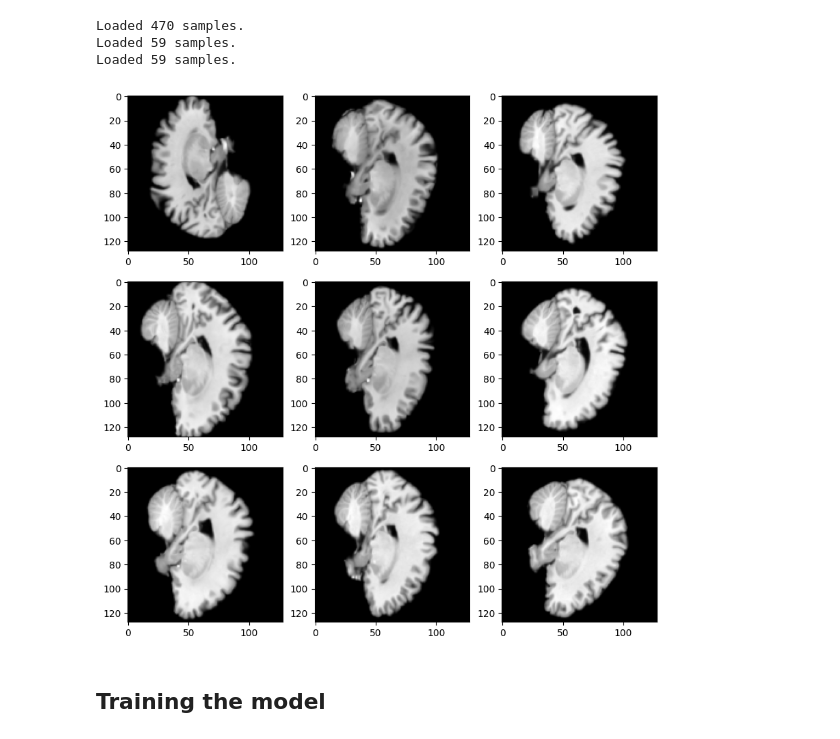
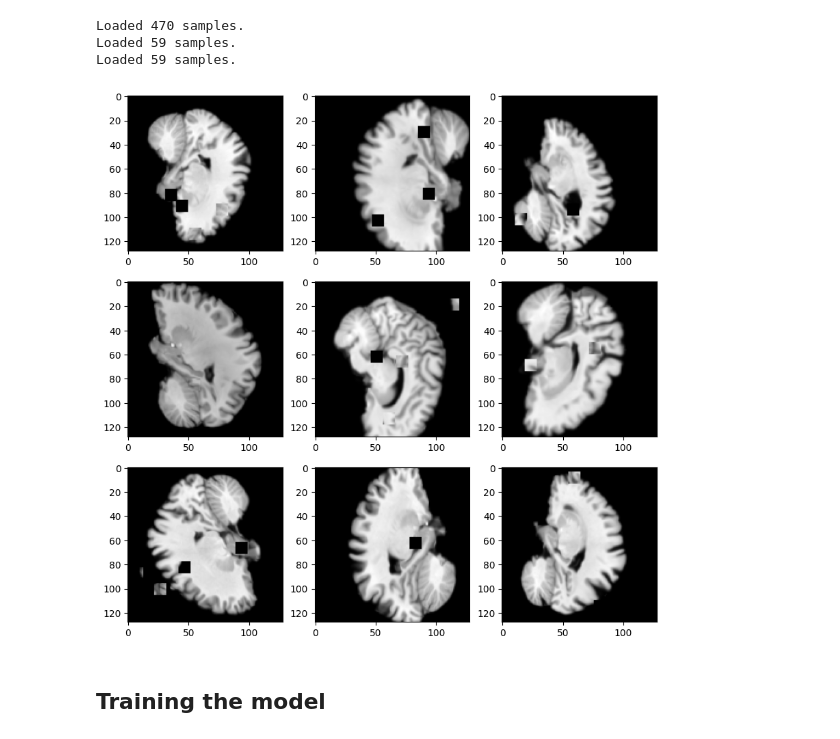
Before and after one commit to damianpolakpjwstk/dsc-2023-mri-classification, a Jupyter notebook: cnn_modelling/training.ipynb, the cells around one changed output. Cells and saved outputs as stored; diff of their text form; code cells hidden in the pictures.

```diff
--- a/cnn_modelling/training.ipynb
+++ b/cnn_modelling/training.ipynb
@@ -13,7 +13,7 @@ from tqdm import tqdm
 # %% [markdown]
 ### Configuration
 # %%
-PREPROCESSED_SCANS_DIRECTORY = r"/home/dpolak/Downloads/IXI_output/"
+PREPROCESSED_SCANS_DIRECTORY = r"/home/dpolak/Downloads/IXI_output_stats_and_final_scans/"
 IXI_DEMOGRAPHIC_DATA = r"/home/dpolak/Downloads/IXI.xls"
 num_epochs = 50
 batch_size = 4
@@ -39,14 +39,14 @@ Loaded 59 samples.
 Loaded 59 samples.
 # %%
 plt.figure(figsize=(10,10))
-for i, (image, (_, __)) in enumerate(valid_dataloader):
+for i, (image, (_, __)) in enumerate(train_dataloader):
     image = image.cpu().numpy()
     plt.subplot(3, 3, i + 1)
     plt.imshow(image[0, 0, 50, :, :], cmap="gray")
     if i == 8:
         break
 # %% [output]
-[figure, old version]
+[figure, new version]
 # %% [markdown]
 ## Training the model
 # %%
```
Also changed, not shown: parts of 4 cells of this notebook, 1 other file.
